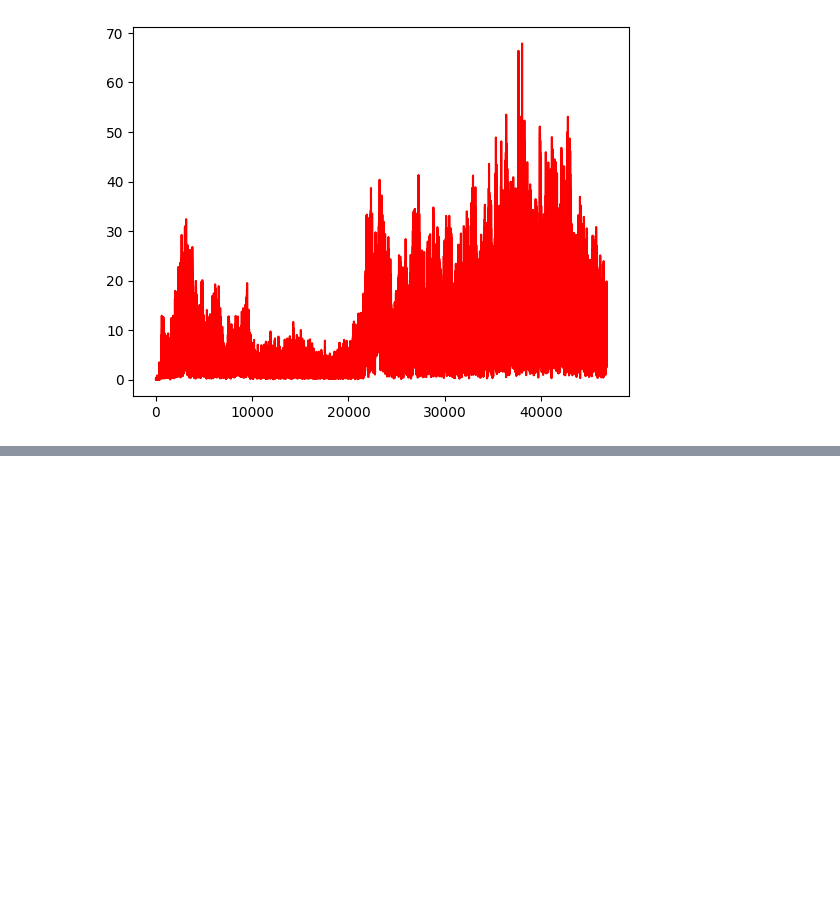
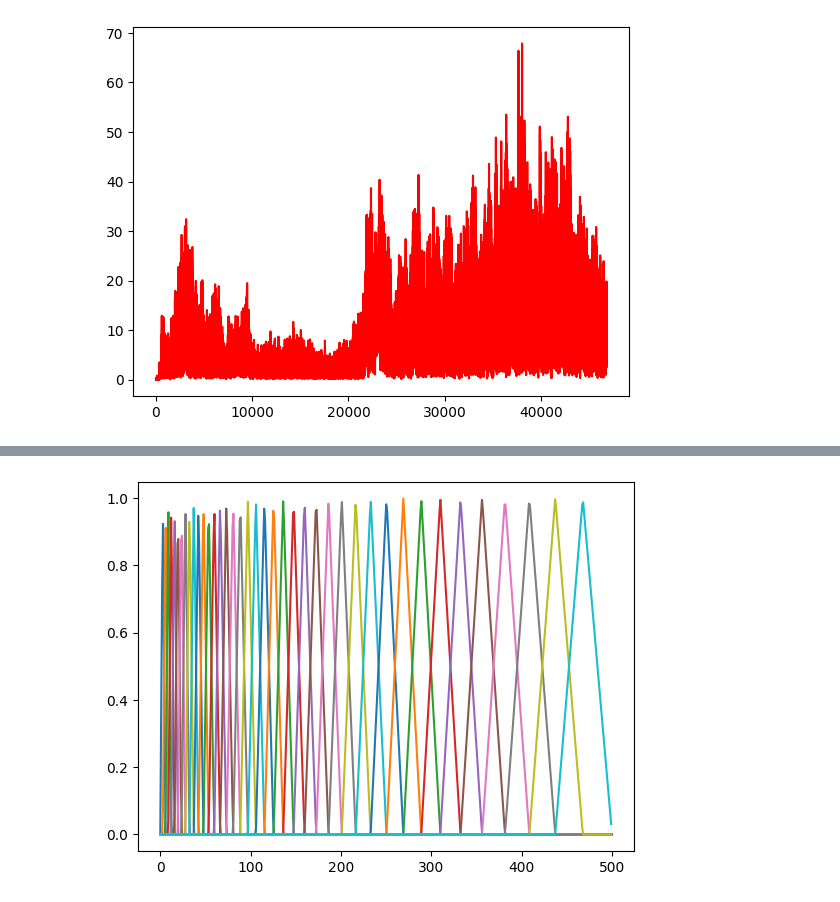
Before and after one commit to xwy-bit/Course006205, a Jupyter notebook: experiment-01/exp1.ipynb, the cells around one changed output, grey strips where cells are left out. Saved outputs shown, nothing was run; the diff lists cells and outputs as text; code cells hidden in the pictures; blank space fills up the shorter version.

Commit message:
step:5

```diff
--- a/experiment-01/exp1.ipynb
+++ b/experiment-01/exp1.ipynb
@@ -30,0 +70,23 @@ plt.show()
+# %%
+# Filter Bank
+MMax = 2595 * np.log10(1+fs/1400)
+MelStep = MMax/41
+MelFrequenceList = [700*(10**(ii*MelStep/2595)-1) for ii in range(42)]
+MelFilterList = list()
+MelFilterN = 500
+fStep = fs/2/MelFilterN
+for ii in range(40):
+    filter = list()
+    for fn in range(MelFilterN):
+        if fStep * fn < MelFrequenceList[ii] or fStep * fn > MelFrequenceList[ii+2]:
+            filter.append(0)
+        elif fStep * fn < MelFrequenceList[ii+1]:
+            filter.append((fStep * fn - MelFrequenceList[ii])/(MelFrequenceList[ii+1] - MelFrequenceList[ii]))
+        else:
+            filter.append((- fStep * fn + MelFrequenceList[ii+2])/(MelFrequenceList[ii+2] - MelFrequenceList[ii+1]))
+    MelFilterList.append(filter)
+
+[plt.plot(MelFilterList[ii]) for ii in range(40)]
+plt.show()
+# %% [output]
+[figure, added]
```
Also changed, not shown: parts of 3 cells of this notebook, 1 other file.
